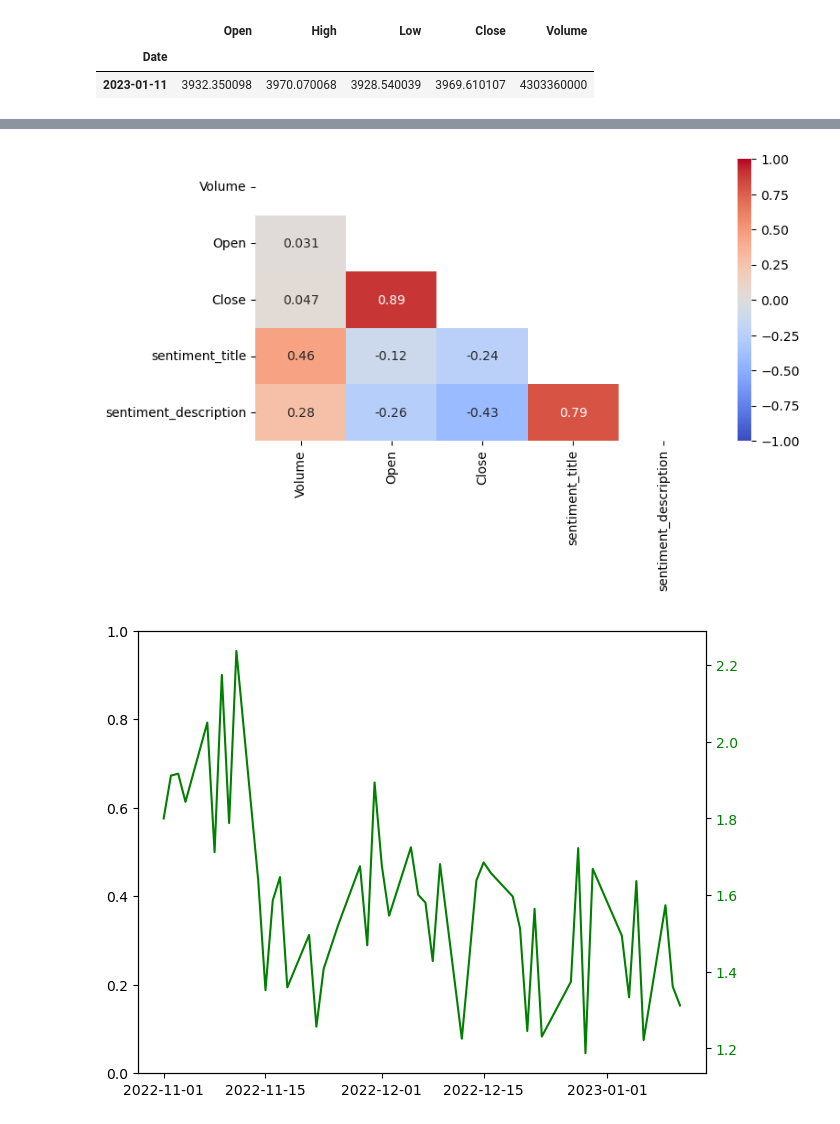
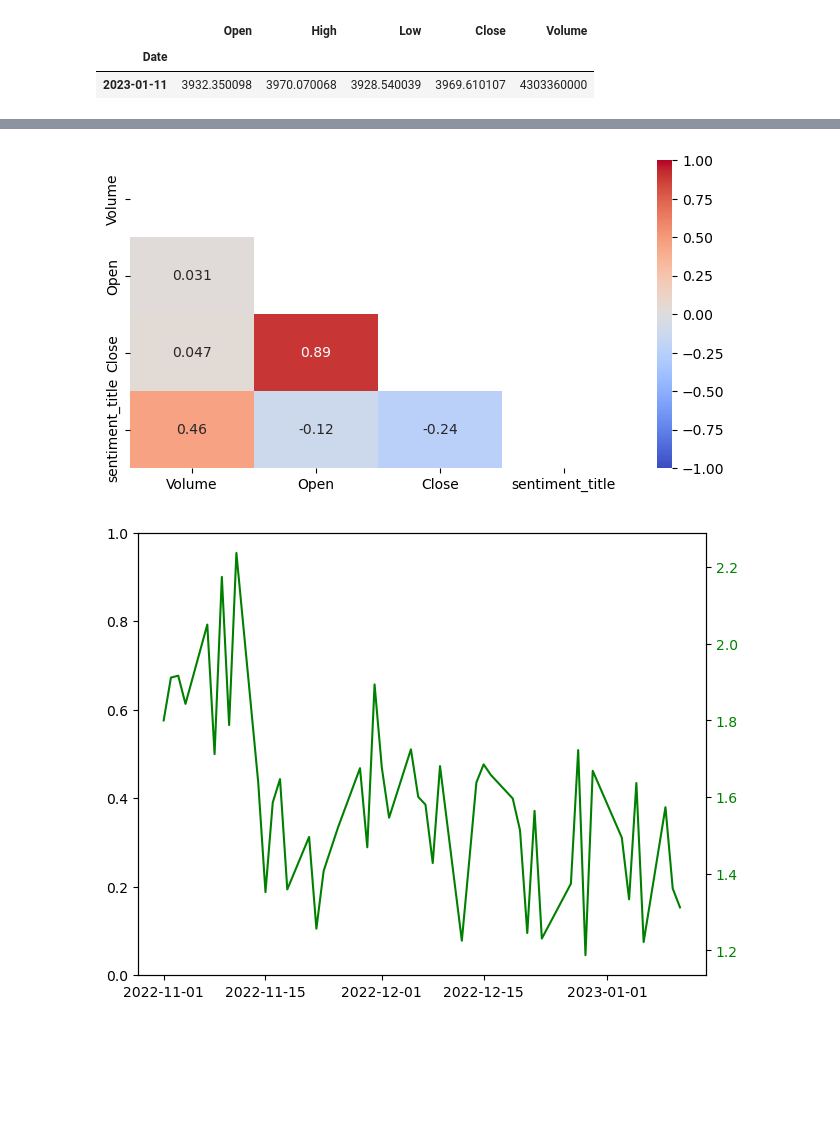
Before and after one commit to YanaOrf/Stock_market_sentiment_analysis, a Jupyter notebook: sent_analysis.ipynb, the cells around one changed output, grey strips where cells are left out. Saved outputs shown, nothing was run; the diff lists cells and outputs as text; code cells hidden in the pictures; blank space fills up the shorter version.

```diff
--- a/sent_analysis.ipynb
+++ b/sent_analysis.ipynb
@@ -246,6 +252,8 @@ index_price.tail(1)
 | 2023-01-11 | 3932.350098 | 3970.070068 | 3928.540039 | 3969.610107 | 4303360000 |
 # %%
 full_data=index_price.join(grouped_news, how="left")
+# %%
+full_data.drop(labels="sentiment_description",axis=1,inplace=True)
 # %%
 full_data.info()
 # %% [output]
@@ -266,19 +273,19 @@ memory usage: 4.1 KB
 # %%
 #Correlation matrix
 
 fig,axs=plt.subplots(figsize=(8,4))
 
-corr_data=full_data[["Volume","Open","Close","sentiment_title","sentiment_description"]]
+corr_data=full_data[["Volume","Open","Close","sentiment_title"]]
 # hour_df=hour[["yr","season","holiday","mnth","weekday","orkingday","weathersit","temp","atemp","hum","windspeed","weather_score","casual","registered"]]
 matrix_df=corr_data.corr()
 
 # Generate a mask to onlyshow the bottom triangle
 mask = np.triu(np.ones_like(matrix_df, dtype=bool))
 
 sns.heatmap(data=matrix_df,cmap="coolwarm",vmin=-1,vmax=1,robust=True,square=False,annot=True,mask=mask)
 plt.show()
 # %% [output]
-[figure, old version]
+[figure, new version]
 # %%
 
 fig, ax = plt.subplots(constrained_layout=True)
```
Also changed, not shown: parts of 47 cells of this notebook, 1 other file.
